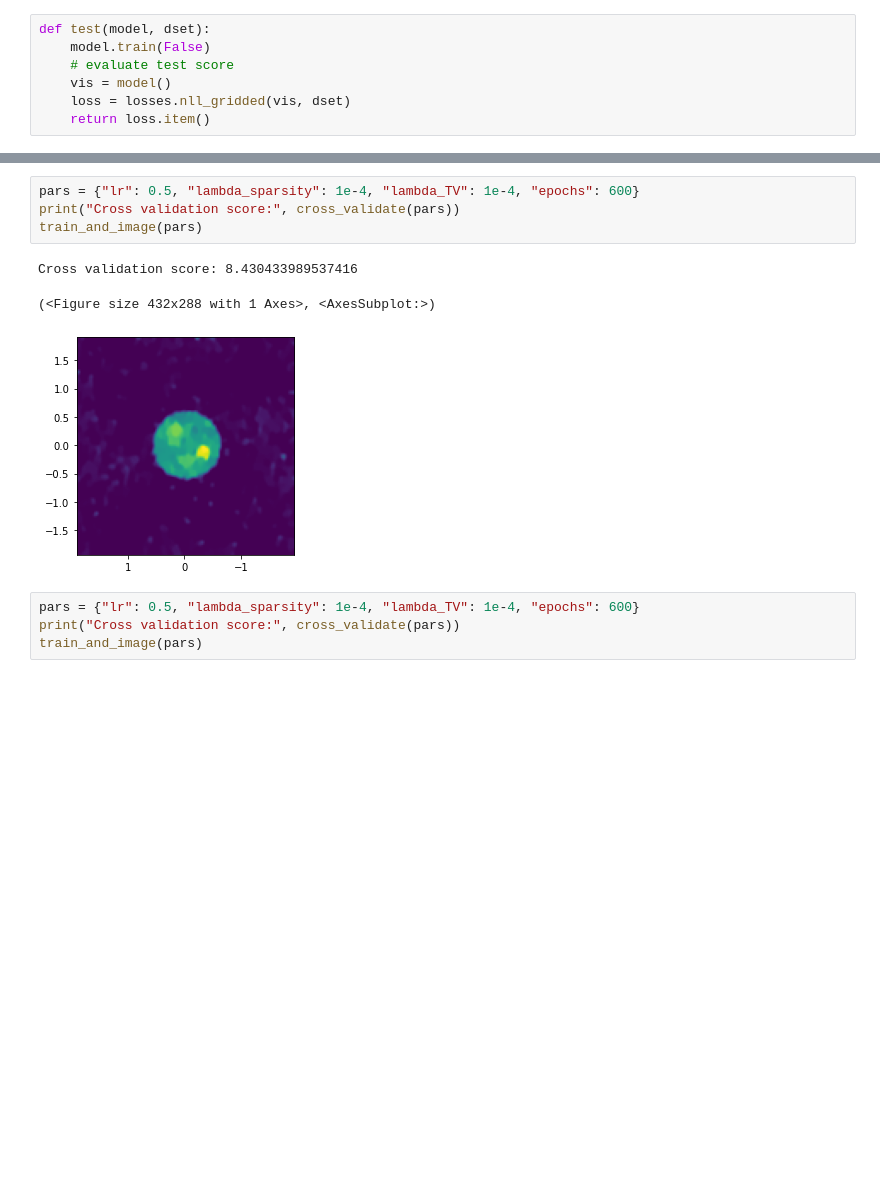
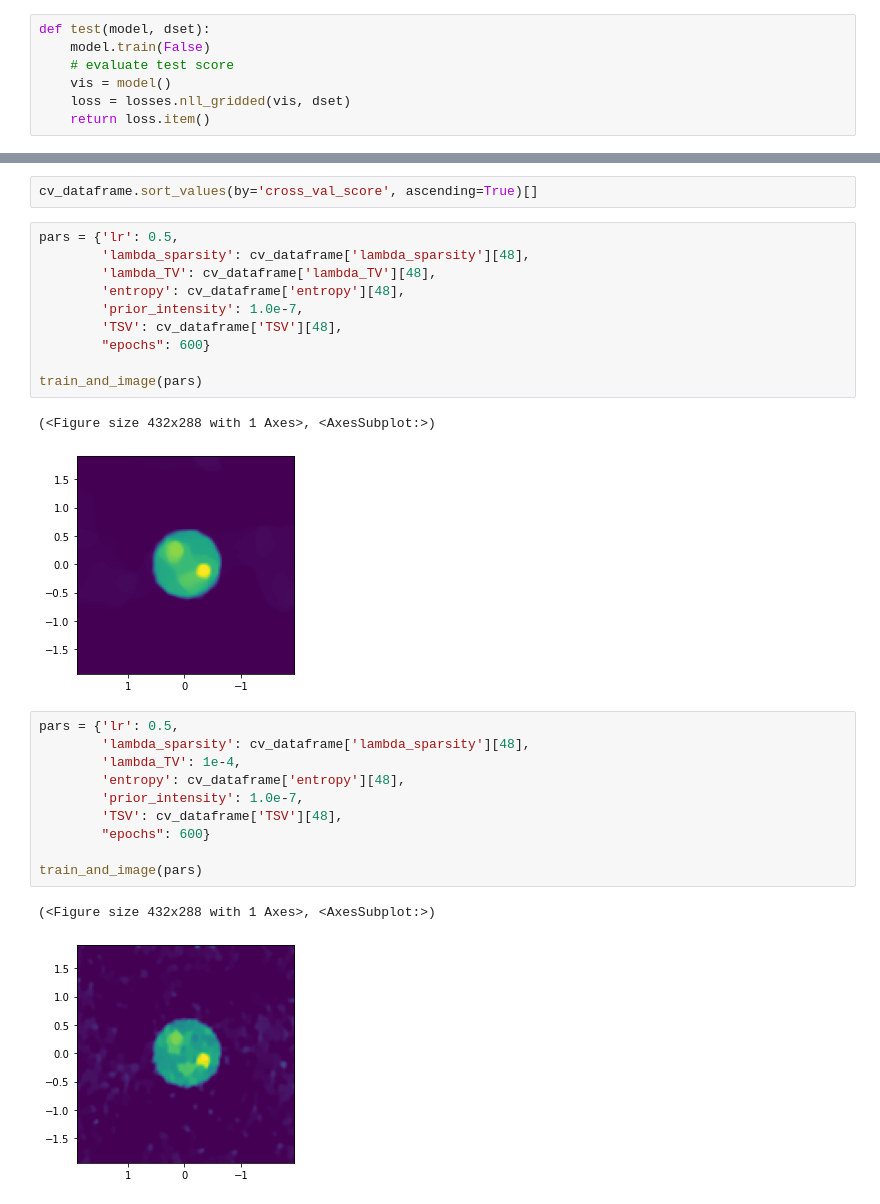
Before and after one commit to behzadarbab/Machine-Learning-Imaging, a Jupyter notebook: scripts/CV_our_data.ipynb, the cells around one changed output, grey strips where cells are left out. Drawn from its saved outputs; the diff is of its cells as text; blank space fills up the shorter version.

```diff
--- a/scripts/CV_our_data.ipynb
+++ b/scripts/CV_our_data.ipynb
@@ -238,12 +355,28 @@ Cross validation score: 191.82938690967106
+# %%
+cv_dataframe.sort_values(by='cross_val_score', ascending=True)[]
+# %%
+pars = {'lr': 0.5,
+        'lambda_sparsity': cv_dataframe['lambda_sparsity'][48],
+        'lambda_TV': cv_dataframe['lambda_TV'][48],
+        'entropy': cv_dataframe['entropy'][48],
+        'prior_intensity': 1.0e-7,
+        'TSV': cv_dataframe['TSV'][48],
+        "epochs": 600}
+
+train_and_image(pars)
+# %% [output]
+(<Figure size 432x288 with 1 Axes>, <AxesSubplot:>)
+[figure, added]
 # %%
-pars = {"lr": 0.5, "lambda_sparsity": 1e-4, "lambda_TV": 1e-4, "epochs": 600}
-print("Cross validation score:", cross_validate(pars))
+pars = {'lr': 0.5,
+        'lambda_sparsity': cv_dataframe['lambda_sparsity'][48],
+        'lambda_TV': 1e-4,
+        'entropy': cv_dataframe['entropy'][48],
+        'prior_intensity': 1.0e-7,
+        'TSV': cv_dataframe['TSV'][48],
+        "epochs": 600}
+
 train_and_image(pars)
 # %% [output]
-Cross validation score: 8.430433989537416
+(<Figure size 432x288 with 1 Axes>, <AxesSubplot:>)
-(<Figure size 432x288 with 1 Axes>, <AxesSubplot:>)
 [figure]
-# %%
-pars = {"lr": 0.5, "lambda_sparsity": 1e-4, "lambda_TV": 1e-4, "epochs": 600}
-print("Cross validation score:", cross_validate(pars))
-train_and_image(pars)
```
Also changed, not shown: parts of 13 cells of this notebook, 2 other files.
